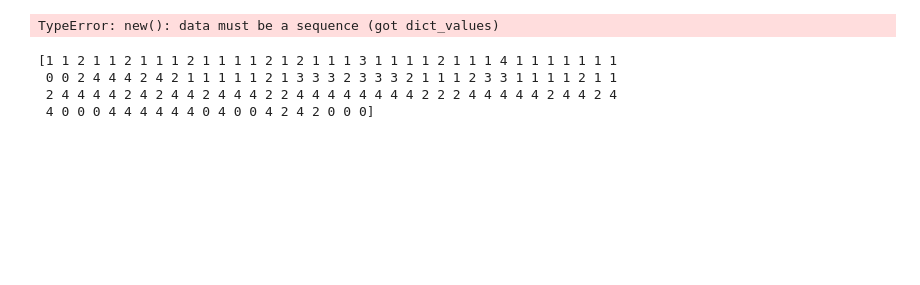
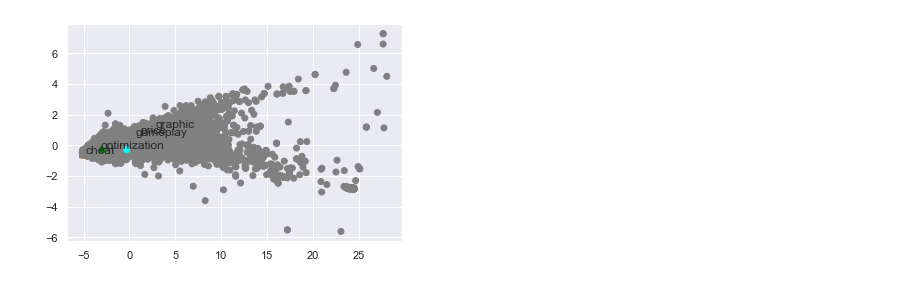
Before and after one commit to chenanchien/Steam-User-Preference-Measurement, a Jupyter notebook: FeatureExtraction.ipynb, the cells around one changed output. Cells and saved outputs as stored; diff of their text form; code cells hidden in the pictures; blank space fills up the shorter version.

```diff
--- a/FeatureExtraction.ipynb
+++ b/FeatureExtraction.ipynb
@@ -70,0 +137,7 @@ a_file.close()
+# %%
+pca = PCA(n_components=2)
+principalComponents = pca.fit_transform(candidate_feature_list)
+colors = {0:'green',1:'blue',2:'cyan',3:'orange',4:'red', 5:'brown', 6:'yellow', 7:'purple', 8:'gray'}
+plt.scatter(x = principalComponents[:,0], y = principalComponents[:,1], c=df_candidate['group'].map(colors))
+for i, txt in enumerate(features):
+    plt.annotate(txt, (principalComponents[feature_index[i],0], principalComponents[feature_index[i],1]))
@@ -70,0 +166,7 @@ a_file.close()
+# %%
+cos_similarities = []
+for i in range(len(features)):
+    ff = [candidate_feature_en[f] for f in feature_features[i]]
+    cos_similarities.append(np.max(cosine_similarity(ff, candidate_feature_list),axis=0))
+cos_similarities = np.stack(cos_similarities, axis=0 )
+print(cos_similarities.shape)
@@ -70,0 +175,15 @@ a_file.close()
+# %%
+feature_words = []
+cos_similarities_group = np.argmax(cos_similarities,axis=0)
+cos_index_group = np.array(range(cos_similarities.shape[1]))
+topk = 200
+
+for i in range(len(features)):
+    cos_group = cos_similarities[:,cos_similarities_group==i][i]
+    cos_i_group = cos_index_group[cos_similarities_group==i]
+    target_words_index = cos_i_group[np.argsort(cos_group)[::-1][:topk]]
+    print(features[i])
+    #with pd.option_context('display.max_rows', None, 'display.max_columns', None):  # more options can be specified also
+    feature_words.append(df_candidate_frequency.iloc[target_words_index].index.values)
+    #print(np.sort(cos_group)[::-1][:topk])
+    #cos_in_group
@@ -70,0 +196,6 @@ a_file.close()
+# %%
+df_candidate['feature_group'] = np.array([len(features)]*len(df_candidate))
+for i in range(len(features)):
+    a = [True if t in feature_words[i] else False for t in df_candidate['tokens'].values]
+    df_candidate['feature_group'][a] = i
+df_candidate
@@ -70,0 +220,7 @@ a_file.close()
+# %%
+colors = {0:'green',1:'blue',2:'cyan',3:'orange',4:'red', 5:'gray'}
+plt.scatter(x = principalComponents[:,0], y = principalComponents[:,1], c=df_candidate['feature_group'].map(colors))
+for i, txt in enumerate(features):
+    plt.annotate(txt, (principalComponents[feature_index[i],0], principalComponents[feature_index[i],1]))
+# %% [output]
+[figure, added]
@@ -75,6 +234,0 @@ print(output)
-# %%
-token_feature_list = token_feature.values()
-#token_feature_list = torch.FloatTensor(token_feature_list)
-token_feature_list = np.array([item.cpu().detach().numpy() for item in token_feature_list])
-# %% [output]
-TypeError: new(): data must be a sequence (got dict_values)
@@ -83,9 +234,0 @@ token_frequency[k] > 10
-# %%
-from sklearn.cluster import KMeans
-import numpy as np
-kmeans = KMeans(n_clusters=5, random_state=0).fit(torch.FloatTensor(token_feature_list))
-# %% [output]
-[1 1 2 1 1 2 1 1 1 2 1 1 1 1 2 1 2 1 1 1 3 1 1 1 1 2 1 1 1 4 1 1 1 1 1 1 1
- 0 0 2 4 4 4 2 4 2 1 1 1 1 1 2 1 3 3 3 2 3 3 3 2 1 1 1 2 3 3 1 1 1 1 2 1 1
- 2 4 4 4 4 2 4 2 4 4 2 4 4 4 2 2 4 4 4 4 4 4 4 4 2 2 2 4 4 4 4 4 2 4 4 2 4
- 4 0 0 0 4 4 4 4 4 4 0 4 0 0 4 2 4 2 0 0 0]
```
Also changed, not shown: parts of 41 cells of this notebook.
